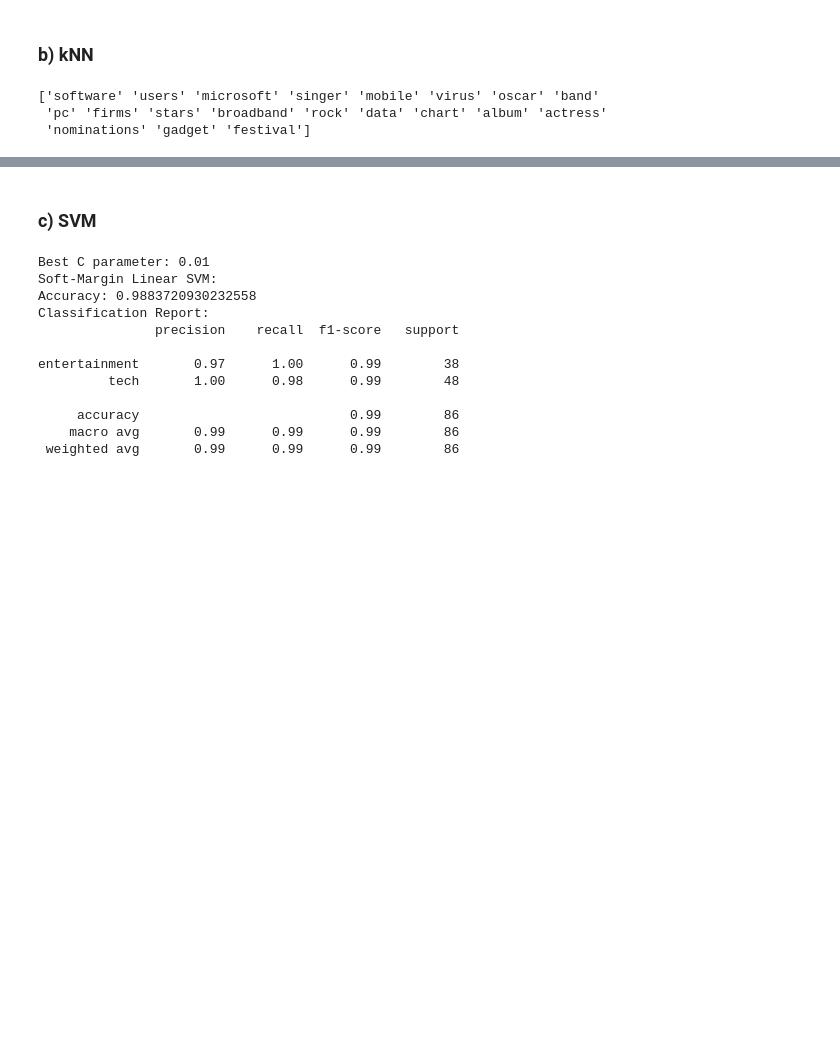
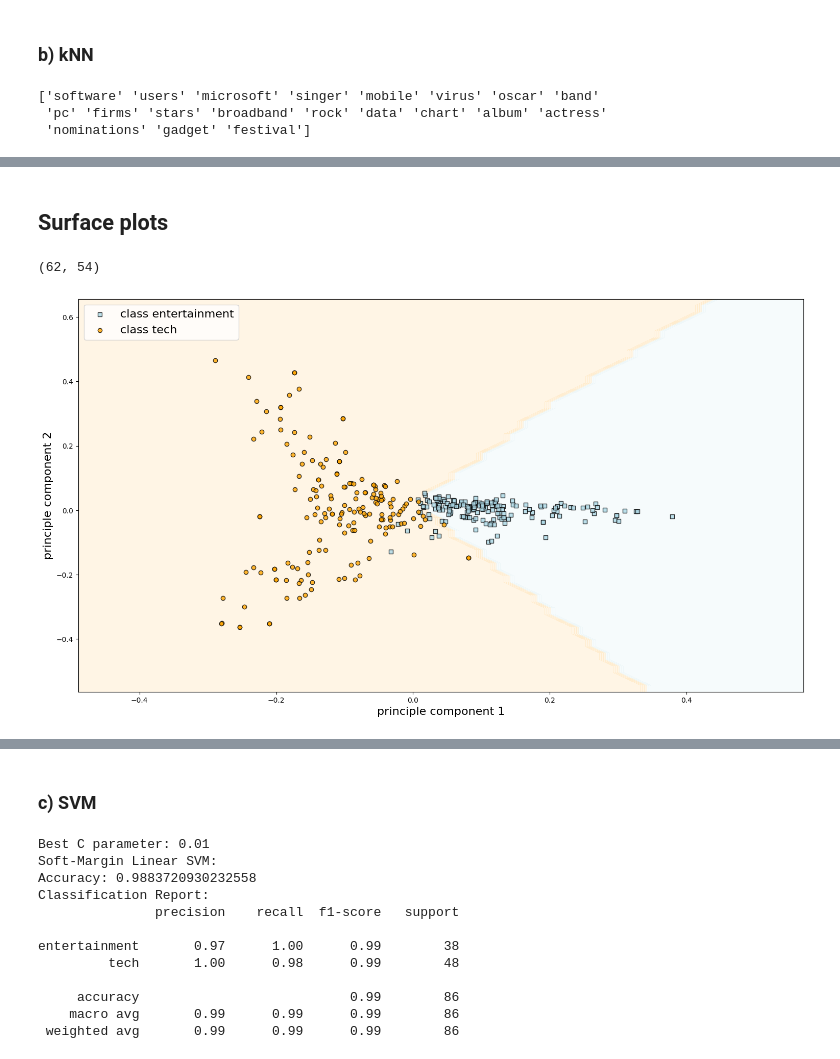
Before and after one commit to jeffcct/Tutorial-5, a Jupyter notebook: Assignment/draft.ipynb, the cells around one changed output, grey strips where cells are left out. Cells and saved outputs as stored; diff of their text form; code cells hidden in the pictures; blank space fills up the shorter version.

Commit message:
Surface plots for knn, soft svm and hard svm

```diff
--- a/Assignment/draft.ipynb
+++ b/Assignment/draft.ipynb
@@ -249,0 +339,14 @@ entertainment       0.95      0.92      0.93        38
+# %%
+#best_k = 20
+# best_metric = cosine
+# train a knn classifier with the optimal parameters
+knn_best_tfidf = KNeighborsClassifier(n_neighbors = 18, metric = "euclidean")
+knn_best_tfidf.fit(X_train_tfid, y_train)
+
+y_train_knn_tfidf = knn_best_tfidf.predict(X_train_tfid)
+y_test_knn_tfidf = knn_best_tfidf.predict(X_test_tfid)
+
+print("K-Nearest Neighbor:")
+print("Accuracy:", accuracy_score(y_test, y_test_knn_tfidf))
+print("Classification Report:")
+print(classification_report(y_test, y_test_knn_tfidf))
@@ -249,0 +365,20 @@ entertainment       0.95      0.92      0.93        38
+# %% [markdown]
+## Surface plots
+# %%
+pca_knn = PCA(n_components=2)
+pca_train_tfidf = pca_knn.fit_transform(np.asarray(X_train_tfid.todense()))
+pca_test_tfidf = pca_knn.transform(X_test_tfid)
+
+fig, ax_pca = plt.subplots(1, 1, figsize=(16, 10))
+fig.subplots_adjust(left=0.0625, right=0.95, wspace=0.1)
+
+
+plot_decision_regions(pca_knn, pca_train_tfidf, y_train_knn_tfidf, ax_pca, knn_best_tfidf, test_idx=None, resolution=0.02)
+# plot_decision_regions(pca_knn, pca_train_tfidf, y_train_knn_tfidf, ax_pca, knn_best_tfidf, test_idx=None, resolution=0.02)
+
+
+
+# test index shows what rows of X are test, this means X is a combination of train and test
+# %% [output]
+(62, 54)
+[figure, added]
```
Also changed, not shown: parts of 21 cells of this notebook, 1 other file.
